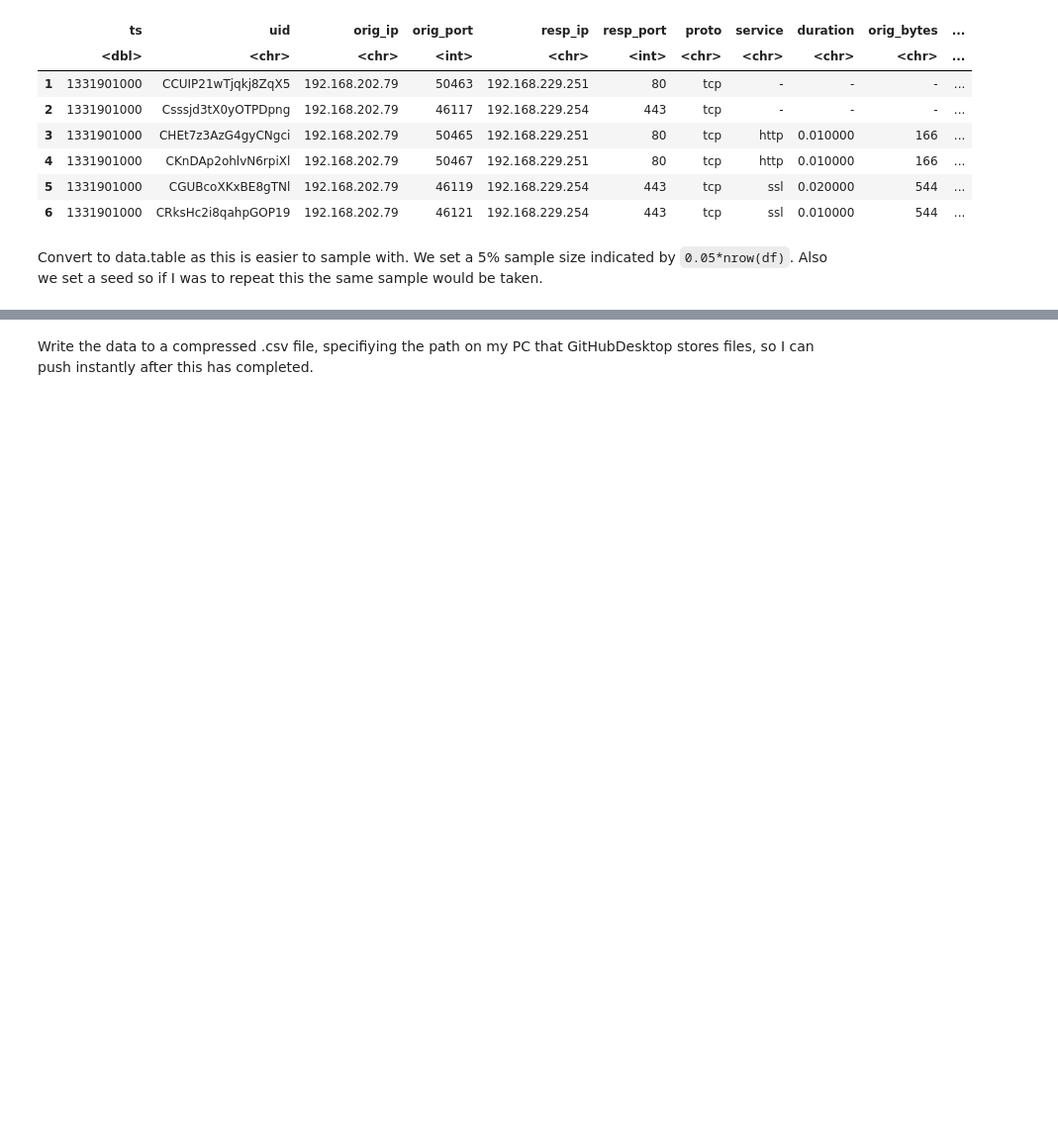
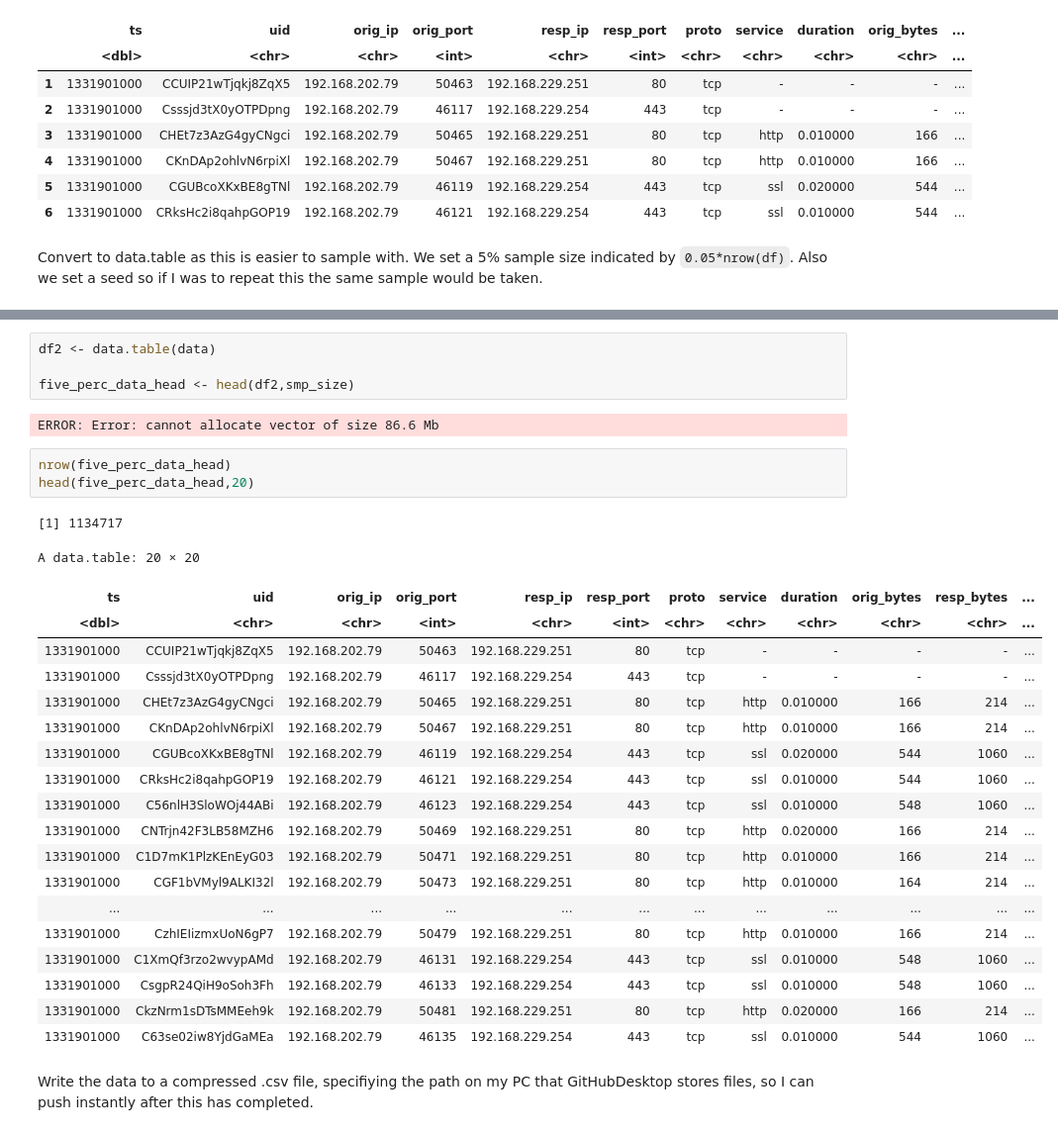
Before and after one commit to gabejg/DST-Assessment-02, a Jupyter notebook: Gabriel Grant/Data Import Testing.ipynb, the cells around one changed output, grey strips where cells are left out. Shown: that part at 99% size. Cells and saved outputs as stored; diff of their text form; blank space fills up the shorter version.

```diff
--- a/Gabriel Grant/Data Import Testing.ipynb
+++ b/Gabriel Grant/Data Import Testing.ipynb
@@ -85,4 +85,34 @@ nrow(five_perc_data)
 [1] 1134717
+# %%
+df2 <- data.table(data)
+
+five_perc_data_head <- head(df2,smp_size)
+# %% [output]
+ERROR: Error: cannot allocate vector of size 86.6 Mb
+# %%
+nrow(five_perc_data_head)
+head(five_perc_data_head,20)
+# %% [output]
+[1] 1134717
+A data.table: 20 × 20
+| ts | uid | orig_ip | orig_port | resp_ip | resp_port | proto | service | duration | orig_bytes | resp_bytes | ... |
+| <dbl> | <chr> | <chr> | <int> | <chr> | <int> | <chr> | <chr> | <chr> | <chr> | <chr> | ... |
+| 1331901000 | CCUIP21wTjqkj8ZqX5 | 192.168.202.79 | 50463 | 192.168.229.251 | 80 | tcp | - | - | - | - | ... |
+| 1331901000 | Csssjd3tX0yOTPDpng | 192.168.202.79 | 46117 | 192.168.229.254 | 443 | tcp | - | - | - | - | ... |
+| 1331901000 | CHEt7z3AzG4gyCNgci | 192.168.202.79 | 50465 | 192.168.229.251 | 80 | tcp | http | 0.010000 | 166 | 214 | ... |
+| 1331901000 | CKnDAp2ohlvN6rpiXl | 192.168.202.79 | 50467 | 192.168.229.251 | 80 | tcp | http | 0.010000 | 166 | 214 | ... |
+| 1331901000 | CGUBcoXKxBE8gTNl | 192.168.202.79 | 46119 | 192.168.229.254 | 443 | tcp | ssl | 0.020000 | 544 | 1060 | ... |
+| 1331901000 | CRksHc2i8qahpGOP19 | 192.168.202.79 | 46121 | 192.168.229.254 | 443 | tcp | ssl | 0.010000 | 544 | 1060 | ... |
+| 1331901000 | C56nlH3SloWOj44ABi | 192.168.202.79 | 46123 | 192.168.229.254 | 443 | tcp | ssl | 0.010000 | 548 | 1060 | ... |
+| 1331901000 | CNTrjn42F3LB58MZH6 | 192.168.202.79 | 50469 | 192.168.229.251 | 80 | tcp | http | 0.020000 | 166 | 214 | ... |
+| 1331901000 | C1D7mK1PlzKEnEyG03 | 192.168.202.79 | 50471 | 192.168.229.251 | 80 | tcp | http | 0.010000 | 166 | 214 | ... |
+| 1331901000 | CGF1bVMyl9ALKI32l | 192.168.202.79 | 50473 | 192.168.229.251 | 80 | tcp | http | 0.010000 | 164 | 214 | ... |
+| ... | ... | ... | ... | ... | ... | ... | ... | ... | ... | ... | ... |
+| 1331901000 | CzhIEIizmxUoN6gP7 | 192.168.202.79 | 50479 | 192.168.229.251 | 80 | tcp | http | 0.010000 | 166 | 214 | ... |
+| 1331901000 | C1XmQf3rzo2wvypAMd | 192.168.202.79 | 46131 | 192.168.229.254 | 443 | tcp | ssl | 0.010000 | 548 | 1060 | ... |
+| 1331901000 | CsgpR24QiH9oSoh3Fh | 192.168.202.79 | 46133 | 192.168.229.254 | 443 | tcp | ssl | 0.010000 | 548 | 1060 | ... |
+| 1331901000 | CkzNrm1sDTsMMEeh9k | 192.168.202.79 | 50481 | 192.168.229.251 | 80 | tcp | http | 0.020000 | 166 | 214 | ... |
+| 1331901000 | C63se02iw8YjdGaMEa | 192.168.202.79 | 46135 | 192.168.229.254 | 443 | tcp | ssl | 0.010000 | 544 | 1060 | ... |
 # %% [markdown]
 Write the data to a compressed .csv file, specifiying the path on my PC that GitHubDesktop stores files, so I can push instantly after this has completed.
 # %%
```
Also changed, not shown: parts of 3 cells of this notebook, 2 other files.
